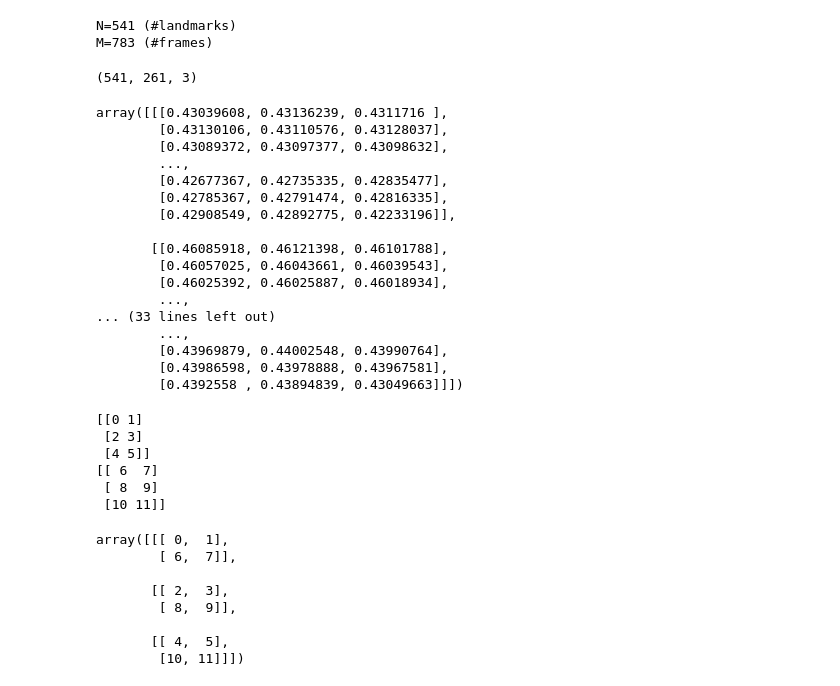
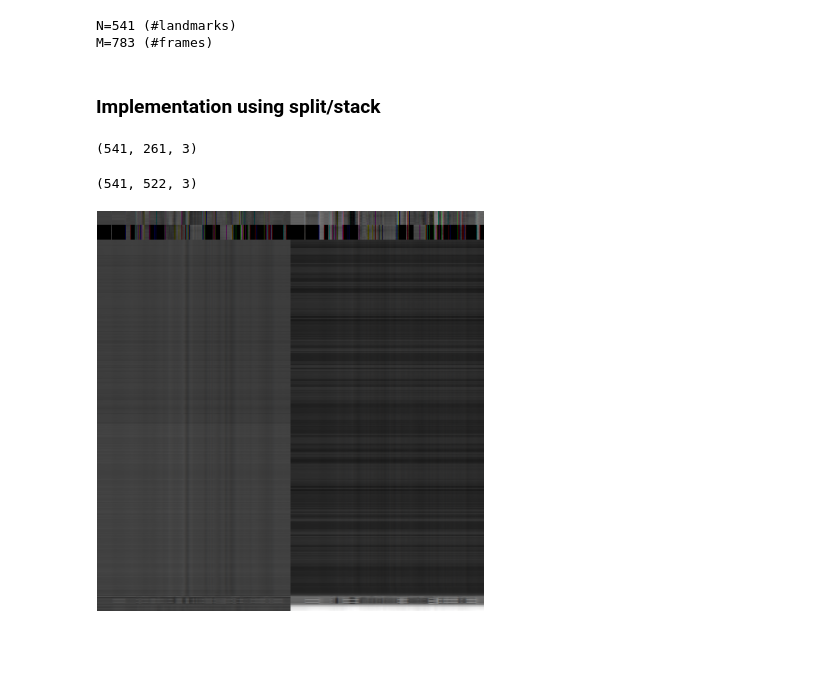
Before and after one commit to Dudu197/sign-language-recognition, a Jupyter notebook: notebooks/skeleton2image.ipynb, the cells around one changed output. Saved outputs shown, nothing was run; the diff lists cells and outputs as text; code cells hidden in the pictures; blank space fills up the shorter version.

```diff
--- a/notebooks/skeleton2image.ipynb
+++ b/notebooks/skeleton2image.ipynb
@@ -79,4 +78,6 @@ print(f"N={x.shape[0]} (#landmarks)\nM={x.shape[1]} (#frames)")
 # %% [output]
 N=541 (#landmarks)
 M=783 (#frames)
+# %% [markdown]
+### Implementation using split/stack
 # %%
@@ -90,46 +89,15 @@ X.shape
 # %% [output]
 (541, 261, 3)
 # %%
-I = np.concatenate()
+I = np.concatenate([X, Y], axis=1)
-# %% [output]
-array([[[0.43039608, 0.43136239, 0.4311716 ],
-        [0.43130106, 0.43110576, 0.43128037],
-        [0.43089372, 0.43097377, 0.43098632],
-        ...,
-        [0.42677367, 0.42735335, 0.42835477],
-        [0.42785367, 0.42791474, 0.42816335],
-        [0.42908549, 0.42892775, 0.42233196]],
-
-       [[0.46085918, 0.46121398, 0.46101788],
-        [0.46057025, 0.46043661, 0.46039543],
-        [0.46025392, 0.46025887, 0.46018934],
-        ...,
-... (33 lines left out)
-        ...,
-        [0.43969879, 0.44002548, 0.43990764],
-        [0.43986598, 0.43978888, 0.43967581],
-        [0.4392558 , 0.43894839, 0.43049663]]])
 # %%
-a = np.array([[0, 1], [2, 3], [4, 5]])
-b = np.array([[6, 7], [8, 9], [10, 11]])
-l = [a, b]
-print(a)
-print(b)
+print(I.shape)
 # %% [output]
-[[0 1]
- [2 3]
- [4 5]]
-[[ 6  7]
- [ 8  9]
- [10 11]]
+(541, 522, 3)
 # %%
-np.stack(l, axis=1)
+# Normalization
+I -= I.min()
+I /= I.max()
+show(I, scale=0.1)
 # %% [output]
-array([[[ 0,  1],
-        [ 6,  7]],
-
-       [[ 2,  3],
-        [ 8,  9]],
-
-       [[ 4,  5],
-        [10, 11]]])
+[figure, added]
```
Also changed, not shown: parts of 9 cells of this notebook, 1 other file.
